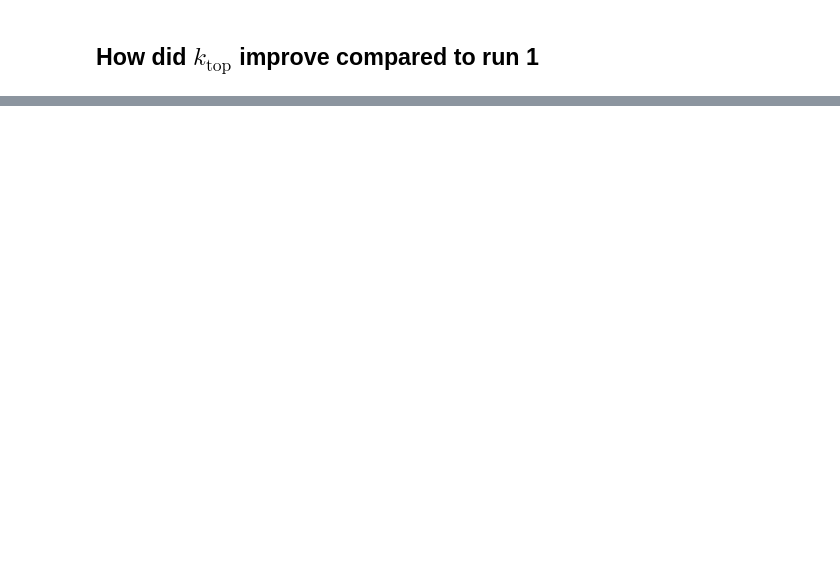
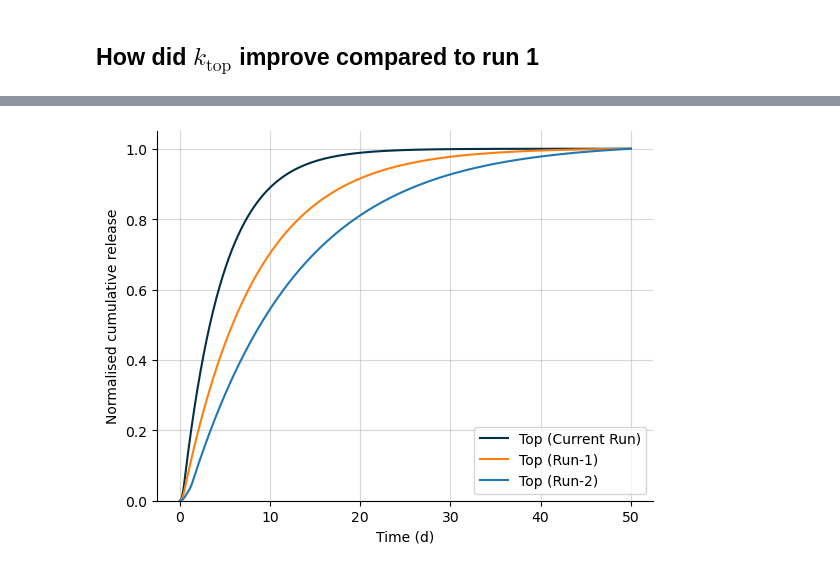
Before and after one commit to veliki-filozof/BABY-1L-run-3, a Jupyter notebook: analysis/tritium/tritium_model.ipynb, the cells around one changed output, grey strips where cells are left out. Saved outputs shown, nothing was run; the diff lists cells and outputs as text; code cells hidden in the pictures; blank space fills up the shorter version.

```diff
--- a/analysis/tritium/tritium_model.ipynb
+++ b/analysis/tritium/tritium_model.ipynb
@@ -217,0 +274,41 @@ plt.show()
+# %%
+from libra_toolbox.tritium.plotting import COLLECTION_VOLUME, LSC_SAMPLE_VOLUME
+
+def plot_normalised_integrated_top(model, **kwargs):
+    integrated_top = quantity_to_activity(model.integrated_release_top()).to(ureg.Bq)
+    sample_activity_top = integrated_top / COLLECTION_VOLUME * LSC_SAMPLE_VOLUME
+
+    normalised_top = sample_activity_top / sample_activity_top[-1]
+
+    l = plt.plot(model.times.to(ureg.day), normalised_top, **kwargs)
+    return l
+
+plt.figure()
+
+# current run
+l = plot_normalised_integrated_top(
+    baby_model, color="#023047", label="Top (Current Run)"
+)
+
+# run 1
+model_run_1 = model_from_json(data_run_1)
+model_run_1.run(50 * ureg.day)
+
+l = plot_normalised_integrated_top(model_run_1, color="tab:orange", label="Top (Run-1)")
+
+# run 2
+model_run_2 = model_from_json(data_run_2)
+model_run_2.run(50 * ureg.day)
+
+l = plot_normalised_integrated_top(model_run_2, color="tab:blue", label="Top (Run-2)")
+
+plt.ylim(bottom=0)
+plt.grid(alpha=0.5)
+plt.legend()
+
+plt.ylabel("Normalised cumulative release")
+plt.xlabel(f"Time ({plt.gca().xaxis.get_units():~P})")
+
+plt.show()
+# %% [output]
+[figure, added]
```
Also changed, not shown: parts of 7 cells of this notebook, 3 other files.
